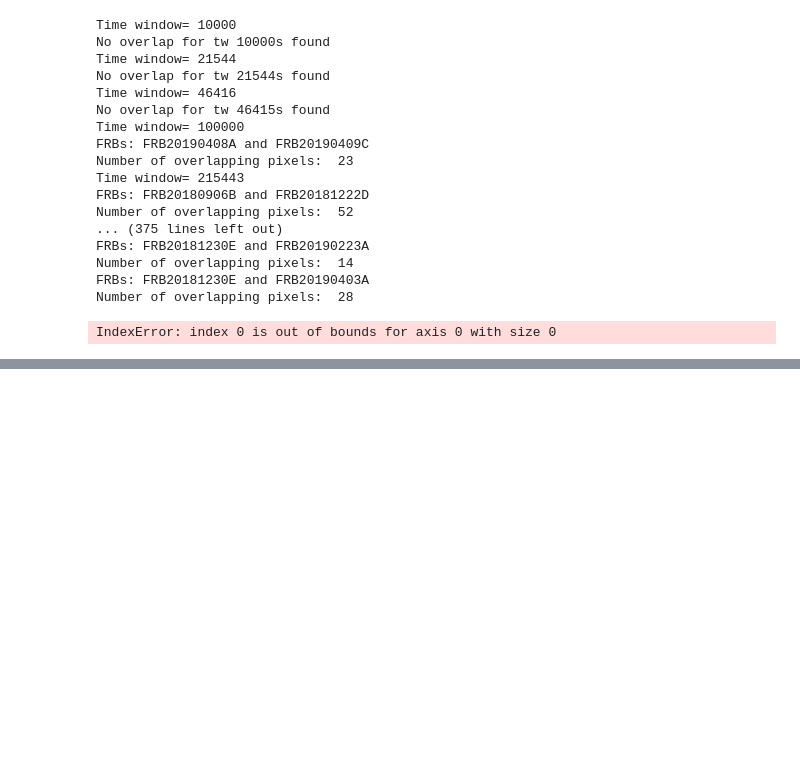
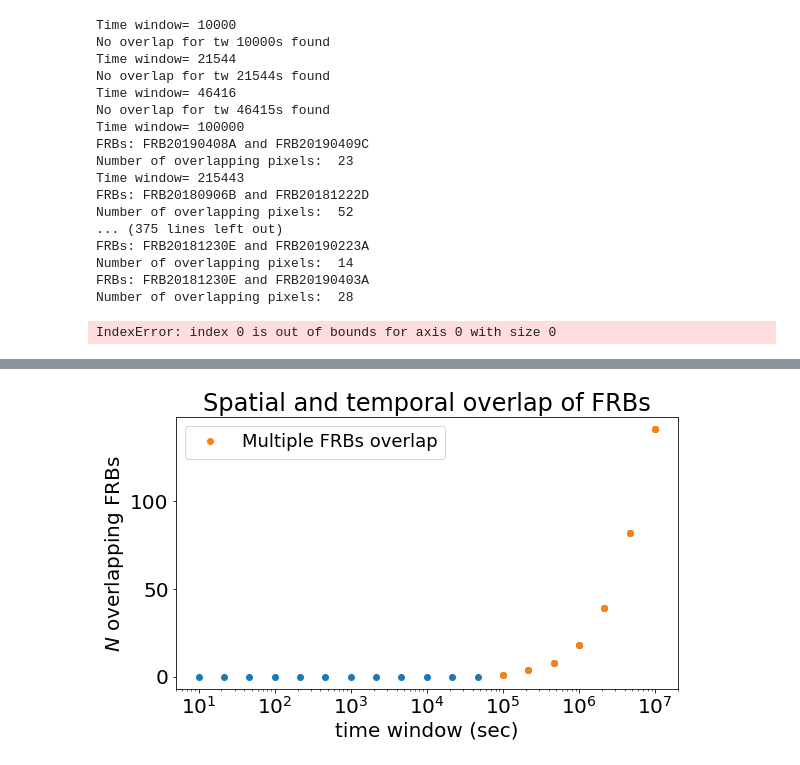
Before and after one commit to jessiethw/FRB, a Jupyter notebook: localizations.ipynb, the cells around one changed output, grey strips where cells are left out. Drawn from its saved outputs; the diff is of its cells as text; code cells hidden in the pictures; blank space fills up the shorter version.

Commit message:
check for overlap in different tw

```diff
--- a/localizations.ipynb
+++ b/localizations.ipynb
@@ -853,3 +866,22 @@ overlap_tw
 # %%
 with open('overlapping_frbs.pkl', 'wb') as outfile:
     pkl.dump(overlap_tw, outfile)
+# %%
+overlap_tw = pd.read_pickle(r'/home/jthwaites/FRB/overlapping_frbs.pkl')
+# %%
+fig, ax = plt.subplots(figsize=(9,5))
+keys=sorted([key for key in overlap_tw.keys()])
+n_frbs=[len(overlap_tw[k]) for k in keys]
+
+plt.plot(keys, n_frbs, 'o', color='C0')
+w=np.where(np.asarray(n_frbs) != 0)[0]
+plt.plot([keys[i] for i in w],[n_frbs[i] for i in w],'o',color='C1', label='Multiple FRBs overlap')
+
+plt.ylabel(r'$N$ overlapping FRBs')
+plt.xlabel(r'time window (sec)')
+ax.set_title(r'Spatial and temporal overlap of FRBs')
+plt.xscale('log')
+plt.legend(fontsize=18)
+plt.savefig('/home/jthwaites/FRB/plots/overlap.png')
+# %% [output]
+[figure, added]
```
Also changed, not shown: parts of 6 cells of this notebook, 2 other files.
